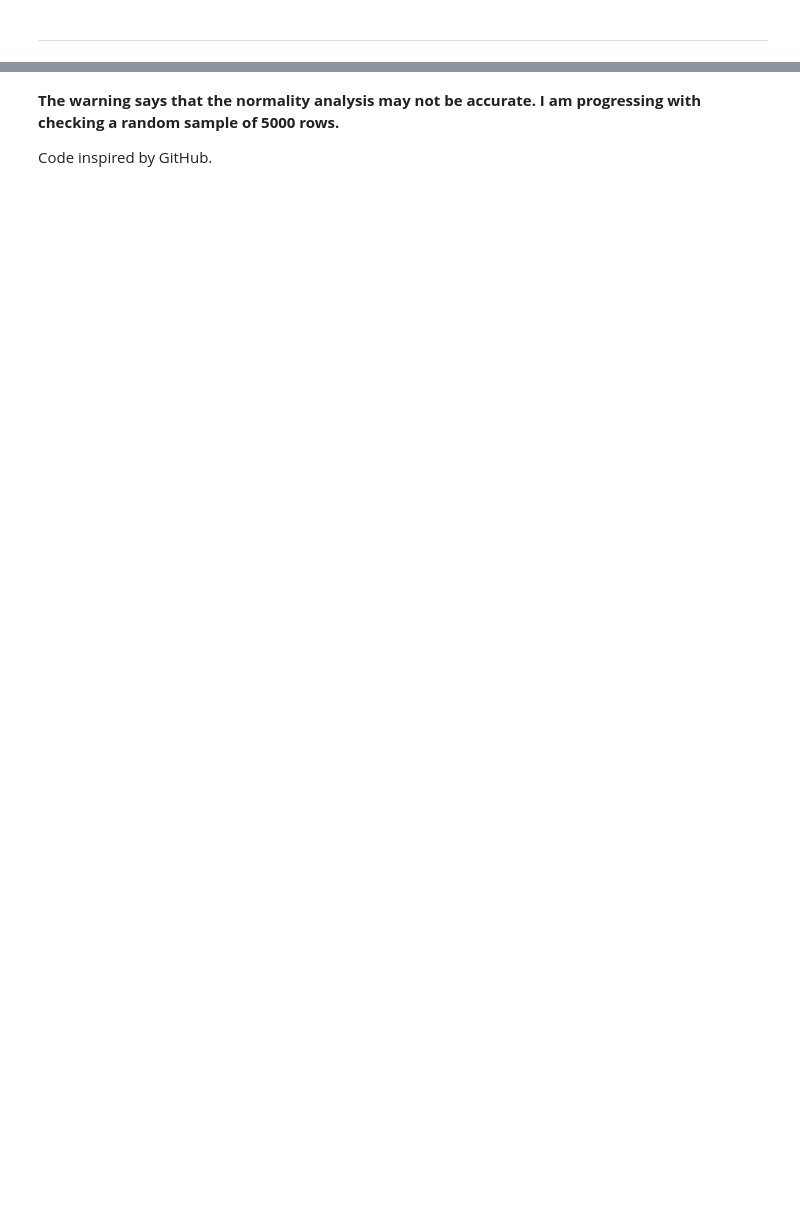
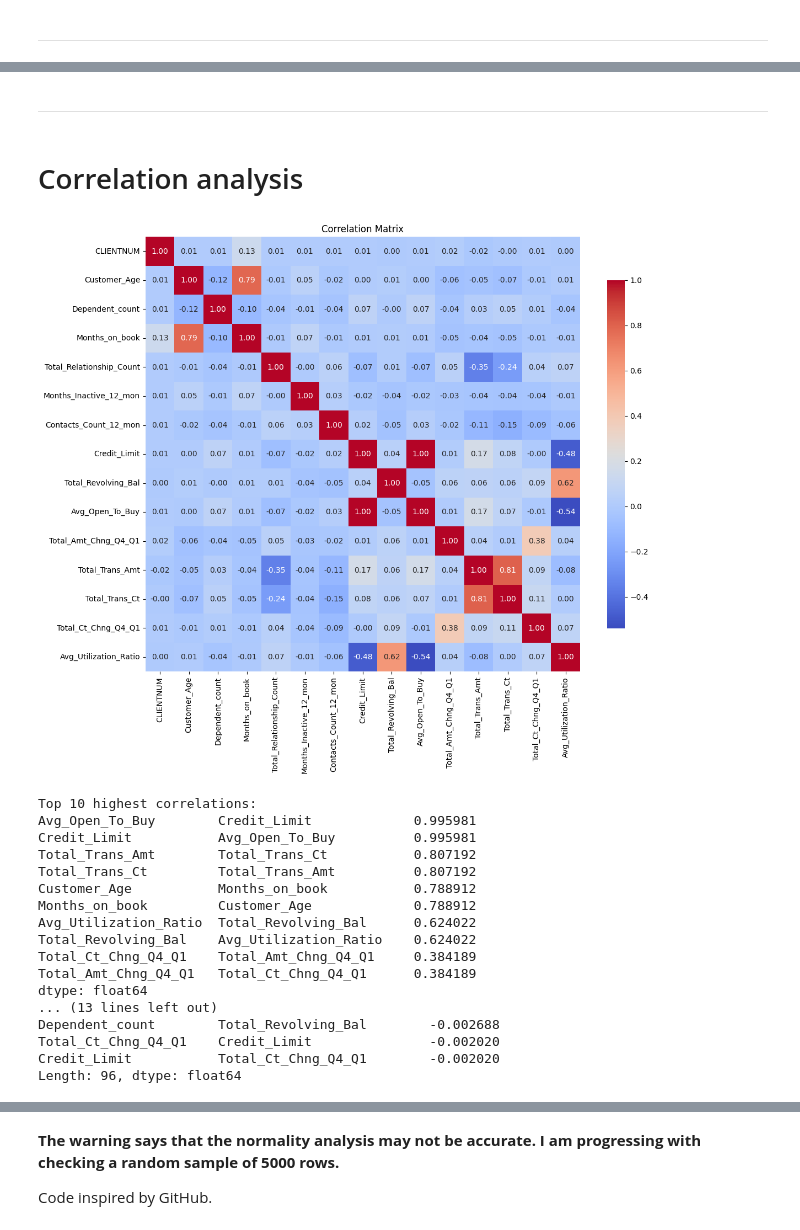
Before and after one commit to Harpreetkh/credit-card-customer-churn-analysis, a Jupyter notebook: jupyter_notebooks/credit-card-churn-analysis_extract.ipynb, the cells around one changed output, grey strips where cells are left out. Saved outputs shown, nothing was run; the diff lists cells and outputs as text; code cells hidden in the pictures; blank space fills up the shorter version.

```diff
--- a/jupyter_notebooks/credit-card-churn-analysis_extract.ipynb
+++ b/jupyter_notebooks/credit-card-churn-analysis_extract.ipynb
@@ -129,0 +205,15 @@ code-inspiration: GitHub CoPilot
+# %%
+numerical_cols = df1.select_dtypes(include="number").columns
+categorical_cols = df1.select_dtypes(include="object").columns
+
+print(f"Numerical columns ({len(numerical_cols)}): {list(numerical_cols)}")
+print("\n")
+print(f"Categorical columns ({len(categorical_cols)}): {list(categorical_cols)}")
+print("\n")
+
+for col in numerical_cols:
+    plt.figure(figsize=(8, 4))
+    sns.histplot(df1[col], kde=True)
+    plt.title(f'Distribution of {col}')
+    plt.tight_layout()
+    plt.show()
@@ -129,0 +312,47 @@ code-inspiration: GitHub CoPilot
+# %% [markdown]
+---
+# %% [markdown]
+# Correlation analysis
+# %%
+correlation_matrix = df1[numerical_cols].corr()
+
+plt.figure(figsize=(12, 10))
+sns.heatmap(correlation_matrix, annot=True, fmt=".2f", cmap="coolwarm",
+            square=True, cbar_kws={"shrink": .8})
+plt.title("Correlation Matrix")
+plt.tight_layout()
+plt.show()
+
+corr_pairs = correlation_matrix.unstack().sort_values(ascending=False)
+corr_pairs = corr_pairs[corr_pairs < 1]  # to exclude self-correlations
+
+print("Top 10 highest correlations:")
+print(corr_pairs.head(10))
+
+print("\n" + "="*50)
+print("NEGATIVE CORRELATIONS:")
+print("="*50)
+
+# Get negative correlations sorted from most negative to least negative
+negative_corr = corr_pairs[corr_pairs < 0].sort_values(ascending=True)
+print("Negative correlations (most negative first):")
+print(negative_corr)
+# %% [output]
+[figure, added]
+Top 10 highest correlations:
+Avg_Open_To_Buy        Credit_Limit             0.995981
+Credit_Limit           Avg_Open_To_Buy          0.995981
+Total_Trans_Amt        Total_Trans_Ct           0.807192
+Total_Trans_Ct         Total_Trans_Amt          0.807192
+Customer_Age           Months_on_book           0.788912
+Months_on_book         Customer_Age             0.788912
+Avg_Utilization_Ratio  Total_Revolving_Bal      0.624022
+Total_Revolving_Bal    Avg_Utilization_Ratio    0.624022
+Total_Ct_Chng_Q4_Q1    Total_Amt_Chng_Q4_Q1     0.384189
+Total_Amt_Chng_Q4_Q1   Total_Ct_Chng_Q4_Q1      0.384189
+dtype: float64
+... (13 lines left out)
+Dependent_count        Total_Revolving_Bal        -0.002688
+Total_Ct_Chng_Q4_Q1    Credit_Limit               -0.002020
+Credit_Limit           Total_Ct_Chng_Q4_Q1        -0.002020
+Length: 96, dtype: float64
```
Also changed, not shown: parts of 24 cells of this notebook, 3 other files.
